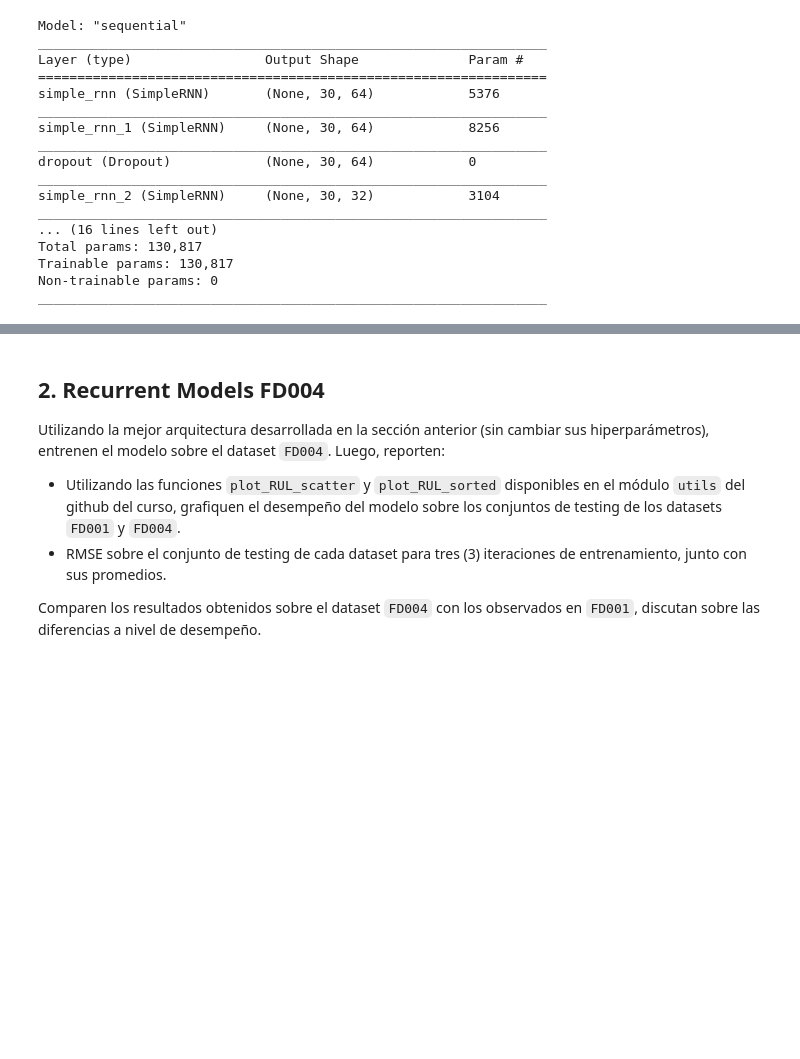
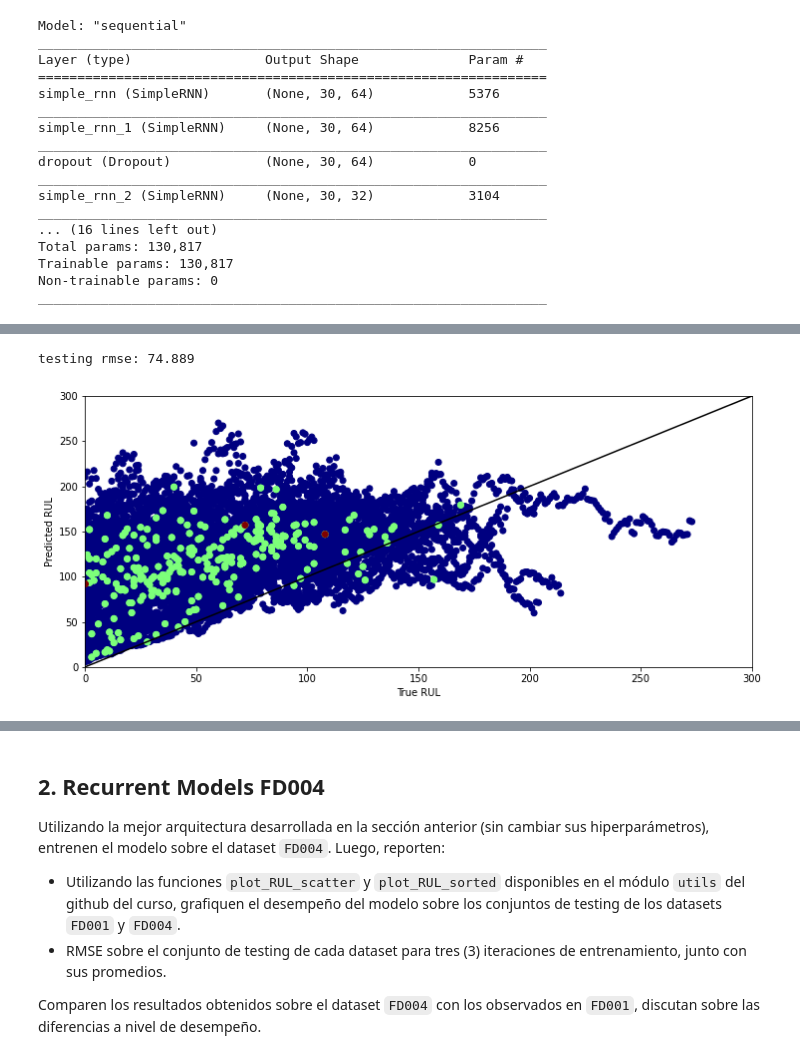
Before and after one commit to MartinVIllesca/ME7260-Aprendizaje-Profundo-en-Diagnostico-y-Pronostico-de-Fallas, a Jupyter notebook: t3/tarea_03.ipynb, the cells around one changed output, grey strips where cells are left out. Drawn from its saved outputs; the diff is of its cells as text; code cells hidden in the pictures; blank space fills up the shorter version.

```diff
--- a/t3/tarea_03.ipynb
+++ b/t3/tarea_03.ipynb
@@ -336,0 +430,16 @@ Epoch 24/50
+# %%
+# obtener predicciones de X_test del modelo
+Y_pred = model.predict( X_test_ )
+
+# obtener valores RUL reales del X_test
+Y_true = Y_test_
+
+# calcular el rmse de las predicciones.
+rmse = np.sqrt( np.mean( np.power( Y_pred - Y_true, 2 ), axis=None ) )
+print('testing rmse: {:1.3f}'.format(rmse))
+
+# plot de matriz de confusión
+plot_predict_scatter(Y_true, Y_pred)
+# %% [output]
+testing rmse: 74.889
+[figure, added]
```
Also changed, not shown: parts of 13 cells of this notebook.
